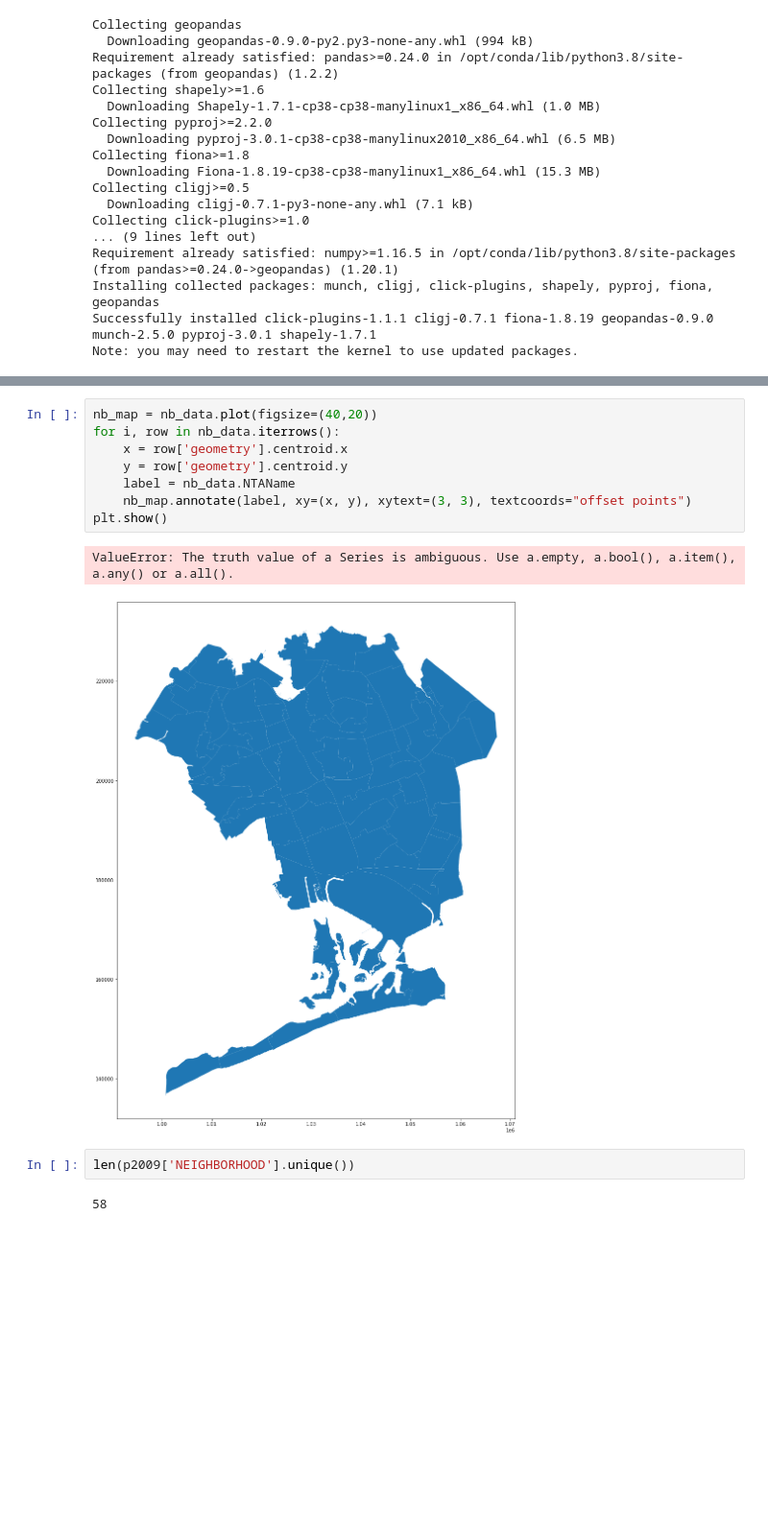
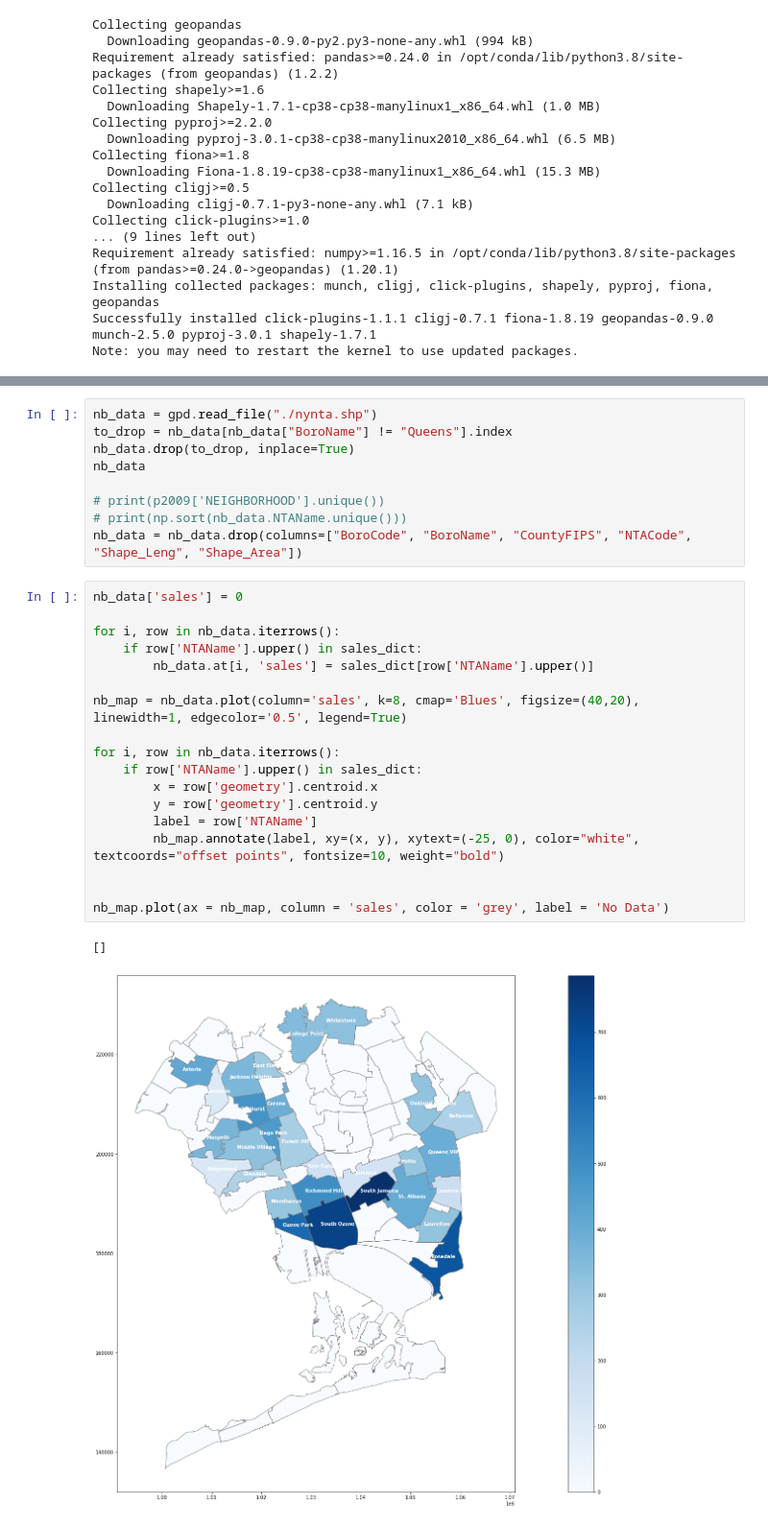
Before and after one commit to annad1998/320final, a Jupyter notebook: Property Analysis of Queens 2005-2009.ipynb, the cells around one changed output, grey strips where cells are left out. Shown at 96% size. Cells and saved outputs as stored; diff of their text form; blank space fills up the shorter version.

```diff
--- a/Property Analysis of Queens 2005-2009.ipynb
+++ b/Property Analysis of Queens 2005-2009.ipynb
@@ -139,15 +84,30 @@ nb_data
-# %%
-nb_map = nb_data.plot(figsize=(40,20))
-for i, row in nb_data.iterrows():
-    x = row['geometry'].centroid.x
-    y = row['geometry'].centroid.y
-    label = nb_data.NTAName
-    nb_map.annotate(label, xy=(x, y), xytext=(3, 3), textcoords="offset points")
-plt.show()
-# %% [output]
-ValueError: The truth value of a Series is ambiguous. Use a.empty, a.bool(), a.item(), a.any() or a.all().
-[figure, removed]
-# %%
-len(p2009['NEIGHBORHOOD'].unique())
-# %% [output]
-58
+# %%
+nb_data = gpd.read_file("./nynta.shp")
+to_drop = nb_data[nb_data["BoroName"] != "Queens"].index
+nb_data.drop(to_drop, inplace=True)
+nb_data
+
+# print(p2009['NEIGHBORHOOD'].unique())
+# print(np.sort(nb_data.NTAName.unique()))
+nb_data = nb_data.drop(columns=["BoroCode", "BoroName", "CountyFIPS", "NTACode", "Shape_Leng", "Shape_Area"])
+# %%
+nb_data['sales'] = 0
+
+for i, row in nb_data.iterrows():
+    if row['NTAName'].upper() in sales_dict:
+        nb_data.at[i, 'sales'] = sales_dict[row['NTAName'].upper()]
+
+nb_map = nb_data.plot(column='sales', k=8, cmap='Blues', figsize=(40,20), linewidth=1, edgecolor='0.5', legend=True)
+
+for i, row in nb_data.iterrows():
+    if row['NTAName'].upper() in sales_dict:
+        x = row['geometry'].centroid.x
+        y = row['geometry'].centroid.y
+        label = row['NTAName']
+        nb_map.annotate(label, xy=(x, y), xytext=(-25, 0), color="white", textcoords="offset points", fontsize=10, weight="bold")
+
+
+nb_map.plot(ax = nb_map, column = 'sales', color = 'grey', label = 'No Data')
+# %% [output]
+[]
+[figure, added]
```
Also changed, not shown: parts of 6 cells of this notebook, 3 other files.
